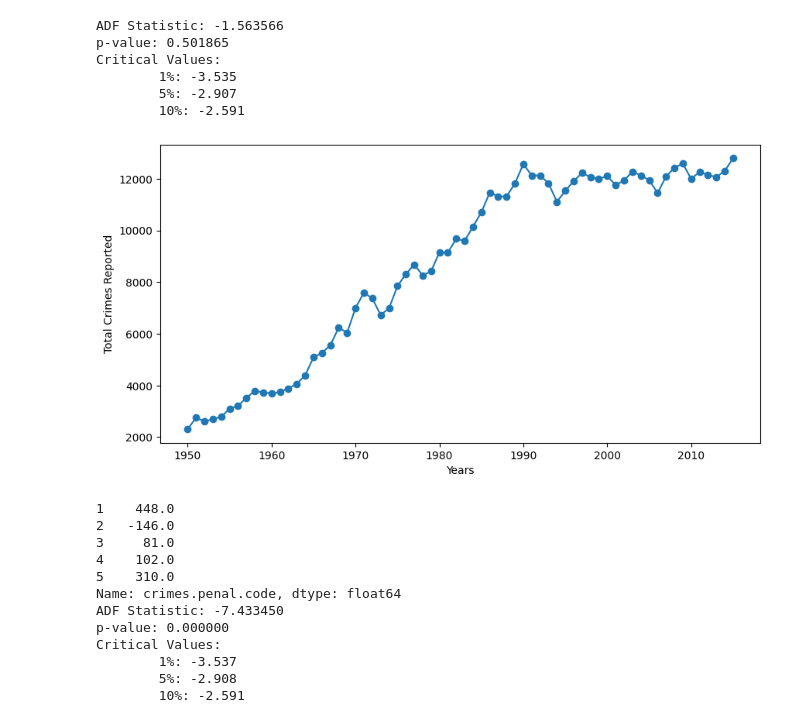
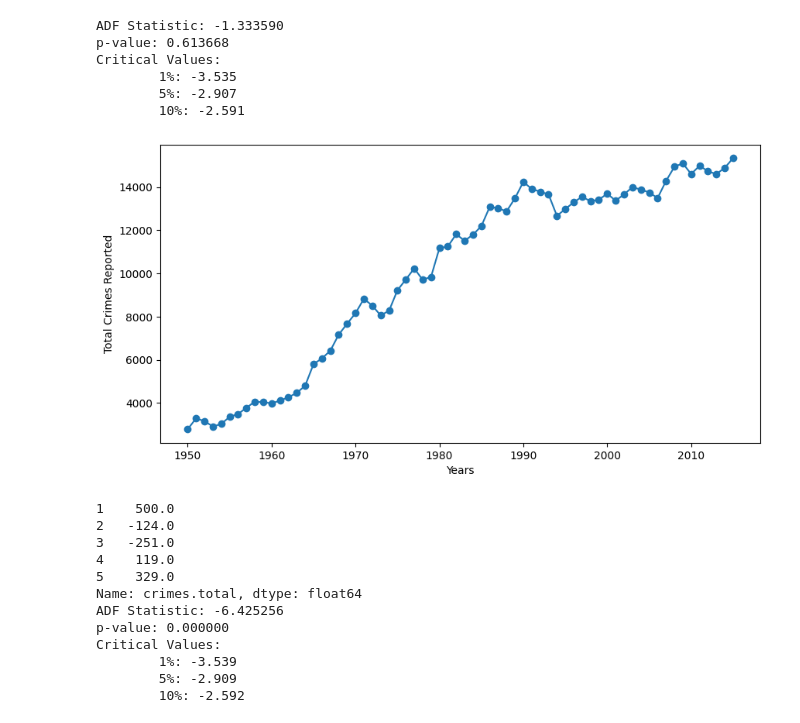
Before and after one commit to thatguysilva/ARIMA-Experiments, a Jupyter notebook: swedish_analysis.ipynb, the cells around one changed output. Drawn from its saved outputs; the diff is of its cells as text; code cells hidden in the pictures.

```diff
--- a/swedish_analysis.ipynb
+++ b/swedish_analysis.ipynb
@@ -25,38 +25,38 @@ import matplotlib.pyplot as plt
 
 # Assuming you have a CSV file, replace 'path_to_file.csv' with your file path
 # and ensure that column 3 has a header name, for example, 'time_series'
 df = pd.read_csv('swedish-crimes.csv')
 
 x = df.iloc[:, 0]  # This is your X-axis values (first column)
-y = df.iloc[:, 2]  # This is your Y-axis values (third column)
+y = df.iloc[:, 1]  # This is your Y-axis values (third column)
 
 # Create the plot
 plt.figure(figsize=(10,5))  # Adjust the size as you see fit
 plt.plot(x, y, marker='o')  # marker is optional
 
 # Optionally, you can add titles and labels
 plt.xlabel('Years')
 plt.ylabel('Total Crimes Reported')
 
 
 # Select column 3, assuming it is named 'time_series' or index 2 if it doesn't have a header
-time_series = df.iloc[:, 2]  # or df['time_series'] if it has a name
+time_series = df.iloc[:, 1]  # or df['time_series'] if it has a name
 
 # Apply Dickey-Fuller test
 result = adfuller(time_series.dropna())  # Drop NA values in case there are any
 print('ADF Statistic: %f' % result[0])
 print('p-value: %f' % result[1])
 print('Critical Values:')
 for key, value in result[4].items():
     print('\t%s: %.3f' % (key, value))
 # %% [output]
-ADF Statistic: -1.563566
-p-value: 0.501865
+ADF Statistic: -1.333590
+p-value: 0.613668
 Critical Values:
         1%: -3.535
         5%: -2.907
         10%: -2.591
-[figure, old version]
+[figure, new version]
 # %%
 # Series is not stationary, we need to apply differencing
 
@@ -75,17 +75,17 @@ print('Critical Values:')
 for key, value in result_diff[4].items():
     print('\t%s: %.3f' % (key, value))
 # %% [output]
-1    448.0
-2   -146.0
-3     81.0
-4    102.0
-5    310.0
-Name: crimes.penal.code, dtype: float64
-ADF Statistic: -7.433450
+1    500.0
+2   -124.0
+3   -251.0
+4    119.0
+5    329.0
+Name: crimes.total, dtype: float64
+ADF Statistic: -6.425256
 p-value: 0.000000
 Critical Values:
-        1%: -3.537
-        5%: -2.908
-        10%: -2.591
+        1%: -3.539
+        5%: -2.909
+        10%: -2.592
 # %%
 # Now that we have the stationary data we need to find the p and q parameters we will use in our ARIMA model
```
Also changed, not shown: parts of 17 cells of this notebook.
